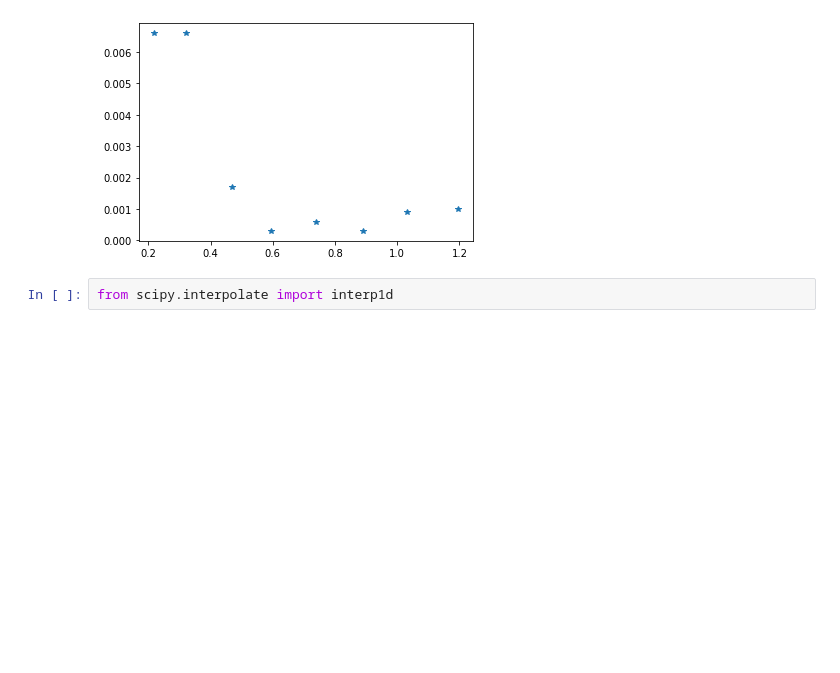
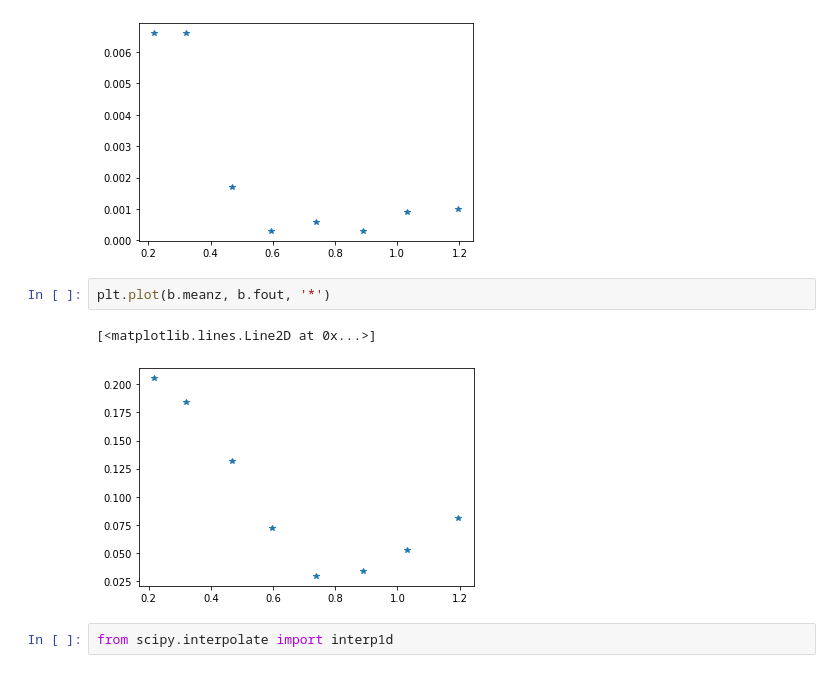
Before and after one commit to am610/Fisher-Matrix, a Jupyter notebook: github/Interpolation.ipynb, the cells around one changed output. Cells and saved outputs as stored; diff of their text form; blank space fills up the shorter version.

```diff
--- a/github/Interpolation.ipynb
+++ b/github/Interpolation.ipynb
@@ -69,6 +96,11 @@ plt.plot(c.meanz, c.CORIQRb, '*')
 # %% [output]
 [<matplotlib.lines.Line2D at 0x...>]
 [figure]
+# %%
+plt.plot(b.meanz, b.fout, '*')
+# %% [output]
+[<matplotlib.lines.Line2D at 0x...>]
+[figure, added]
 # %%
 from scipy.interpolate import interp1d
 # %%
```
Also changed, not shown: parts of 27 cells of this notebook.
